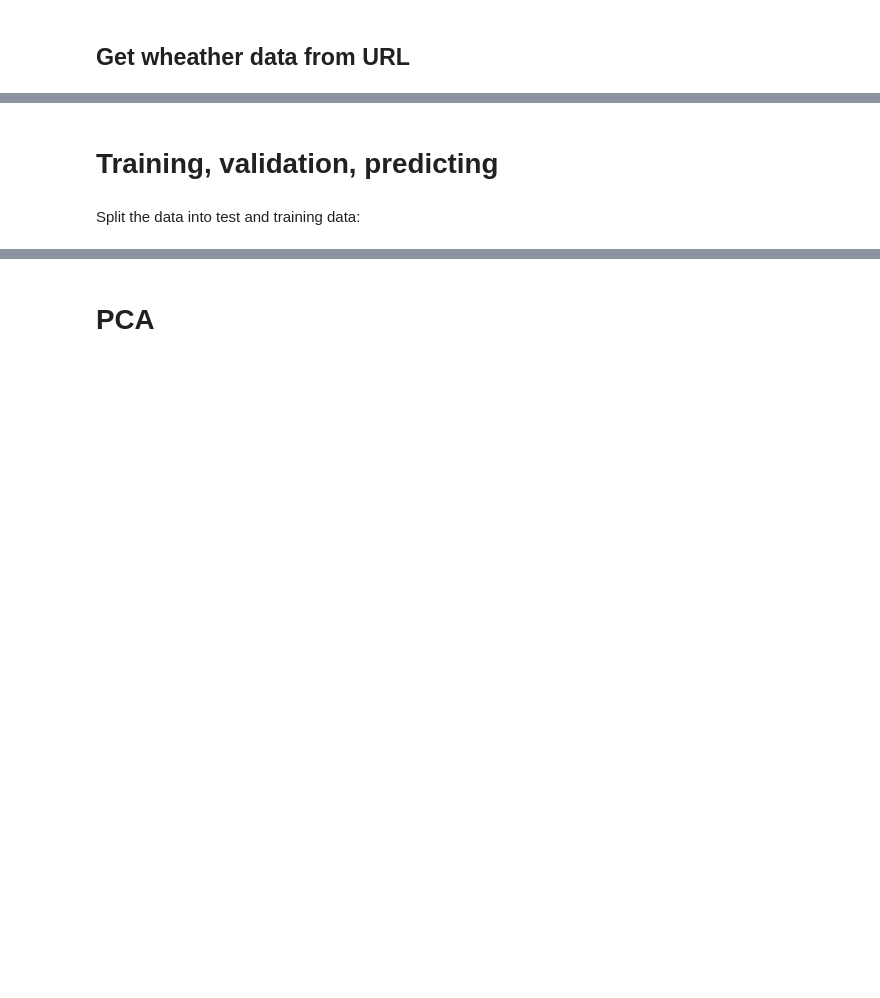
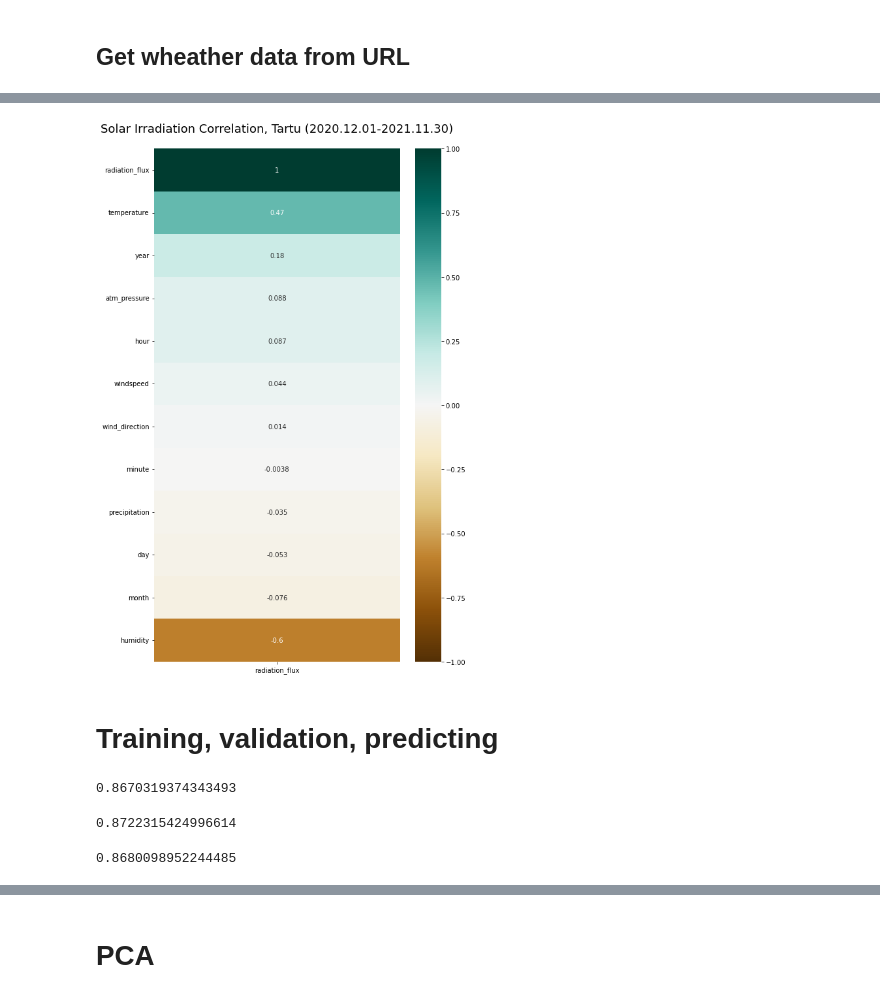
Before and after one commit to h31d1/ML_project_P09_Smart_solar_power, a Jupyter notebook: Training2.ipynb, the cells around one changed output, grey strips where cells are left out. Saved outputs shown, nothing was run; the diff lists cells and outputs as text; code cells hidden in the pictures; blank space fills up the shorter version.

```diff
--- a/Training2.ipynb
+++ b/Training2.ipynb
@@ -148,0 +100,10 @@ plt.savefig('corr.png', dpi=300)
+# %%
+corr_table = data.corr()[['radiation_flux']].sort_values(by='radiation_flux', ascending=False)
+
+plt.figure(figsize=(8, 12))
+heatmap = sns.heatmap(corr_table, vmin=-1, vmax=1, annot=True, cmap='BrBG')
+heatmap.set_title('Solar Irradiation Correlation, Tartu (2020.12.01-2021.11.30)', fontdict={'fontsize':18}, pad=25)
+plt.tight_layout()
+plt.savefig('corr.png', dpi=300)
+# %% [output]
+[figure, added]
@@ -149,4 +114,2 @@ plt.savefig('corr.png', dpi=300)
 # %% [markdown]
 # Training, validation, predicting
-# %% [markdown]
-Split the data into test and training data:
@@ -228,0 +153,21 @@ E.score(X_test,y_test)
+# %%
+RFR = RandomForestRegressor(n_estimators=50,random_state=0)
+RFR.fit(X_train,y_train)
+y_pred_RFR = RFR.predict(X_test)
+RFR.score(X_test,y_test)
+# %% [output]
+0.8670319374343493
+# %%
+ETR = ExtraTreesRegressor(n_estimators=50)
+ETR.fit(X_train,y_train)
+y_pred_ETR_50 = ETR.predict(X_test)
+ETR.score(X_test,y_test)
+# %% [output]
+0.8722315424996614
+# %%
+ETR = ExtraTreesRegressor(n_estimators=60)
+ETR.fit(X_train,y_train)
+y_pred_ETR_60 = ETR.predict(X_test)
+ETR.score(X_test,y_test)
+# %% [output]
+0.8680098952244485
```
Also changed, not shown: parts of 59 cells of this notebook, 1 other file.
